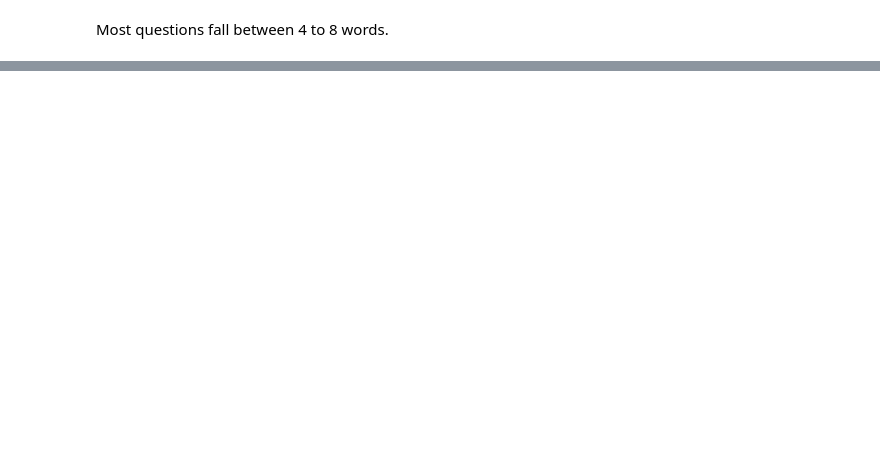
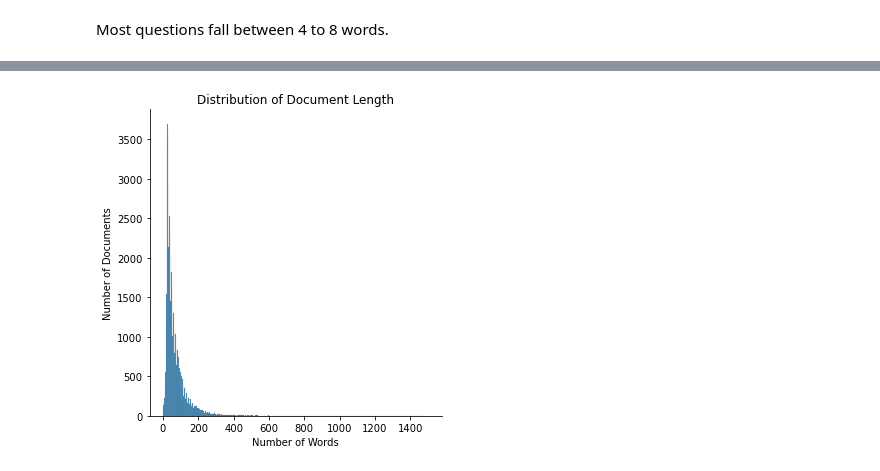
Before and after one commit to y4nrui/ezfinbot, a Jupyter notebook: 1.EDA & Visualization/eda-visualization.ipynb, the cells around one changed output, grey strips where cells are left out. Cells and saved outputs as stored; diff of their text form; code cells hidden in the pictures; blank space fills up the shorter version.

```diff
--- a/1.EDA & Visualization/eda-visualization.ipynb
+++ b/1.EDA & Visualization/eda-visualization.ipynb
@@ -160,2 +242,9 @@ plt.show()
 # %% [markdown]
 Most questions fall between 4 to 8 words.
+# %%
+# Clean documents
+doc_df['clean_doc'] = doc_df.apply(lambda x: cleaner(x['doc']), axis = 1)
+
+# Get length of cleaned documents
+doc_df['doc_length'] = doc_df.apply(lambda x: len([i for i in x['clean_doc'].split()]), axis = 1)
+question_df.head()
@@ -161,0 +258,11 @@ Most questions fall between 4 to 8 words.
+# %%
+# Distribution of document length
+sns.displot(doc_df['doc_length'])
+plt.ylabel('Number of Documents')
+plt.xlabel('Number of Words')
+plt.title('Distribution of Document Length')
+
+# plt.rcParams["figure.figsize"] = (20,3)
+plt.show()
+# %% [output]
+[figure, added]
```
Also changed, not shown: parts of 18 cells of this notebook.
